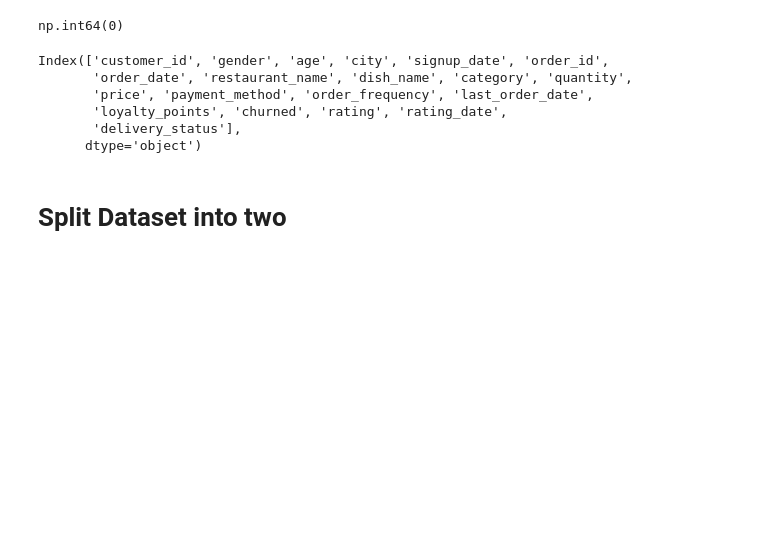
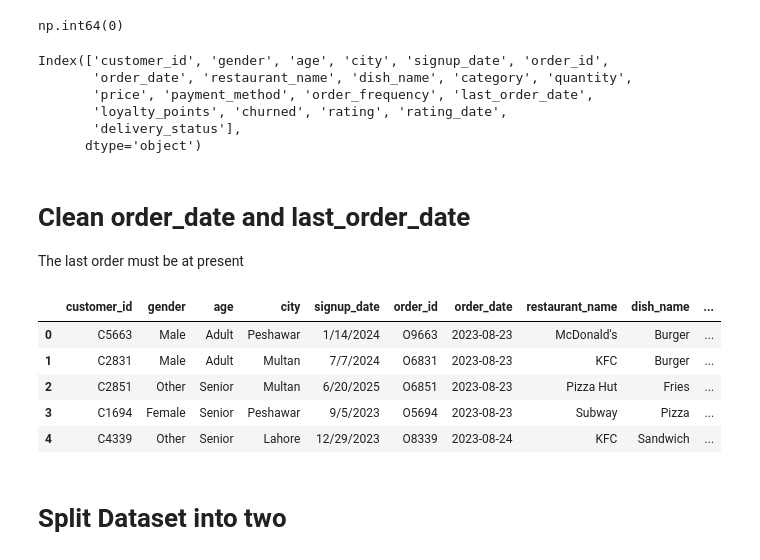
Before and after one commit to YesuDesu21/Foodpanda-Churn-Detection, a Jupyter notebook: notebooks/data_preparation.ipynb, the cells around one changed output. Cells and saved outputs as stored; diff of their text form; code cells hidden in the pictures; blank space fills up the shorter version.

```diff
--- a/notebooks/data_preparation.ipynb
+++ b/notebooks/data_preparation.ipynb
@@ -98,6 +113,31 @@ Index(['customer_id', 'gender', 'age', 'city', 'signup_date', 'order_id',
       dtype='object')
 # %%
 df['rating'].fillna(df['rating'].mean(), inplace=True)
+# %% [markdown]
+# Clean order_date and last_order_date
+
+The last order must be at present
+# %%
+needs_swap = (
+    (df['order_date'].dt.year > df['last_order_date'].dt.year) |
+    ((df['order_date'].dt.year == df['last_order_date'].dt.year) &
+     (df['order_date'].dt.month > df['last_order_date'].dt.month)) |
+    ((df['order_date'].dt.year == df['last_order_date'].dt.year) &
+     (df['order_date'].dt.month == df['last_order_date'].dt.month) &
+     (df['order_date'].dt.day > df['last_order_date'].dt.day))
+)
+
+# Swap dates where needed
+df.loc[needs_swap, ['order_date', 'last_order_date']] = df.loc[needs_swap, ['last_order_date', 'order_date']].values
+# %%
+df.head(5)
+# %% [output]
+|  | customer_id | gender | age | city | signup_date | order_id | order_date | restaurant_name | dish_name | ... |
+| 0 | C5663 | Male | Adult | Peshawar | 1/14/2024 | O9663 | 2023-08-23 | McDonald's | Burger | ... |
+| 1 | C2831 | Male | Adult | Multan | 7/7/2024 | O6831 | 2023-08-23 | KFC | Burger | ... |
+| 2 | C2851 | Other | Senior | Multan | 6/20/2025 | O6851 | 2023-08-23 | Pizza Hut | Fries | ... |
+| 3 | C1694 | Female | Senior | Peshawar | 9/5/2023 | O5694 | 2023-08-23 | Subway | Pizza | ... |
+| 4 | C4339 | Other | Senior | Lahore | 12/29/2023 | O8339 | 2023-08-24 | KFC | Sandwich | ... |
 # %% [markdown]
 # Split Dataset into two
 # %%
```
Also changed, not shown: parts of 6 cells of this notebook, 8 other files.
